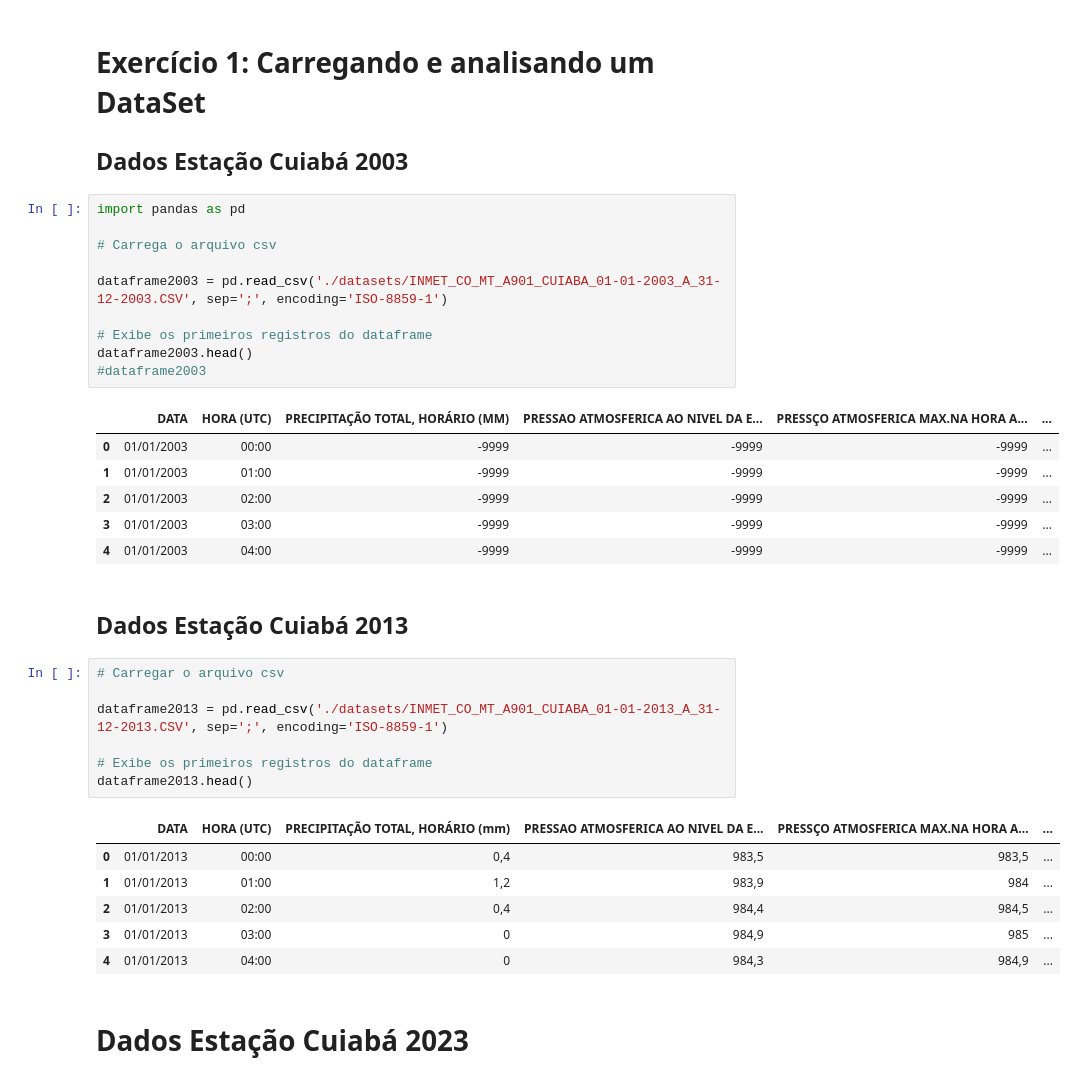
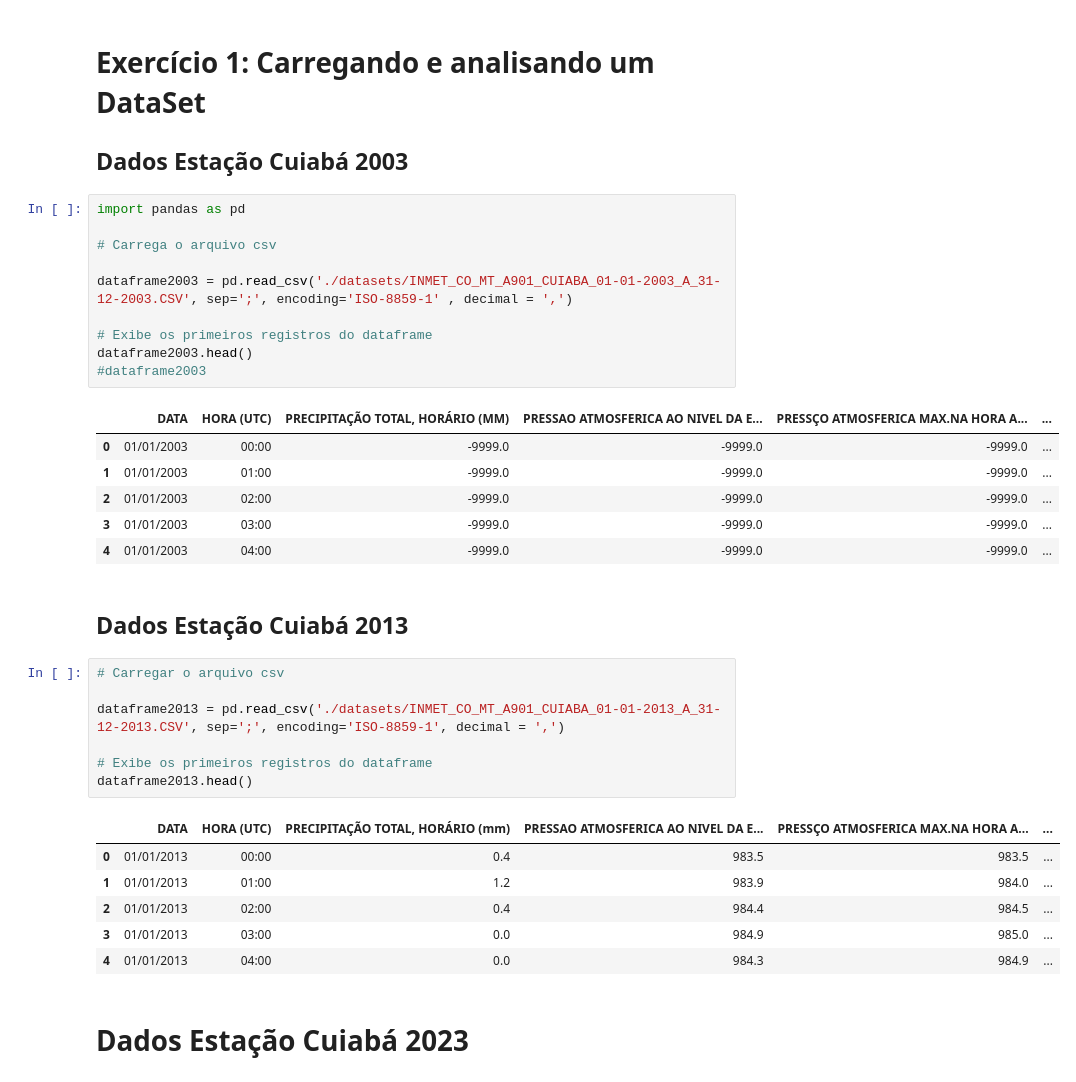
Before and after one commit to TrilhaPython/IP-P007, a Jupyter notebook: IP-P007.ipynb, the cells around one changed output. Saved outputs shown, nothing was run; the diff lists cells and outputs as text.

```diff
--- a/IP-P007.ipynb
+++ b/IP-P007.ipynb
@@ -7,34 +7,34 @@ import pandas as pd
 
 # Carrega o arquivo csv
 
-dataframe2003 = pd.read_csv('./datasets/INMET_CO_MT_A901_CUIABA_01-01-2003_A_31-12-2003.CSV', sep=';', encoding='ISO-8859-1')
+dataframe2003 = pd.read_csv('./datasets/INMET_CO_MT_A901_CUIABA_01-01-2003_A_31-12-2003.CSV', sep=';', encoding='ISO-8859-1' , decimal = ',')
 
 # Exibe os primeiros registros do dataframe
 dataframe2003.head()
 #dataframe2003
 # %% [output]
 |  | DATA | HORA (UTC) | PRECIPITAÇÃO TOTAL, HORÁRIO (MM) | PRESSAO ATMOSFERICA AO NIVEL DA E... | PRESSÇO ATMOSFERICA MAX.NA HORA A... | ... |
-| 0 | 01/01/2003 | 00:00 | -9999 | -9999 | -9999 | ... |
-| 1 | 01/01/2003 | 01:00 | -9999 | -9999 | -9999 | ... |
-| 2 | 01/01/2003 | 02:00 | -9999 | -9999 | -9999 | ... |
-| 3 | 01/01/2003 | 03:00 | -9999 | -9999 | -9999 | ... |
-| 4 | 01/01/2003 | 04:00 | -9999 | -9999 | -9999 | ... |
+| 0 | 01/01/2003 | 00:00 | -9999.0 | -9999.0 | -9999.0 | ... |
+| 1 | 01/01/2003 | 01:00 | -9999.0 | -9999.0 | -9999.0 | ... |
+| 2 | 01/01/2003 | 02:00 | -9999.0 | -9999.0 | -9999.0 | ... |
+| 3 | 01/01/2003 | 03:00 | -9999.0 | -9999.0 | -9999.0 | ... |
+| 4 | 01/01/2003 | 04:00 | -9999.0 | -9999.0 | -9999.0 | ... |
 # %% [markdown]
 ## Dados Estação Cuiabá 2013
 # %%
 # Carregar o arquivo csv
 
-dataframe2013 = pd.read_csv('./datasets/INMET_CO_MT_A901_CUIABA_01-01-2013_A_31-12-2013.CSV', sep=';', encoding='ISO-8859-1')
+dataframe2013 = pd.read_csv('./datasets/INMET_CO_MT_A901_CUIABA_01-01-2013_A_31-12-2013.CSV', sep=';', encoding='ISO-8859-1', decimal = ',')
 
 # Exibe os primeiros registros do dataframe
 dataframe2013.head()
 # %% [output]
 |  | DATA | HORA (UTC) | PRECIPITAÇÃO TOTAL, HORÁRIO (mm) | PRESSAO ATMOSFERICA AO NIVEL DA E... | PRESSÇO ATMOSFERICA MAX.NA HORA A... | ... |
-| 0 | 01/01/2013 | 00:00 | 0,4 | 983,5 | 983,5 | ... |
-| 1 | 01/01/2013 | 01:00 | 1,2 | 983,9 | 984 | ... |
-| 2 | 01/01/2013 | 02:00 | 0,4 | 984,4 | 984,5 | ... |
-| 3 | 01/01/2013 | 03:00 | 0 | 984,9 | 985 | ... |
-| 4 | 01/01/2013 | 04:00 | 0 | 984,3 | 984,9 | ... |
+| 0 | 01/01/2013 | 00:00 | 0.4 | 983.5 | 983.5 | ... |
+| 1 | 01/01/2013 | 01:00 | 1.2 | 983.9 | 984.0 | ... |
+| 2 | 01/01/2013 | 02:00 | 0.4 | 984.4 | 984.5 | ... |
+| 3 | 01/01/2013 | 03:00 | 0.0 | 984.9 | 985.0 | ... |
+| 4 | 01/01/2013 | 04:00 | 0.0 | 984.3 | 984.9 | ... |
 # %% [markdown]
 # Dados Estação Cuiabá 2023
 # %%
```
Also changed, not shown: parts of 4 cells of this notebook.
